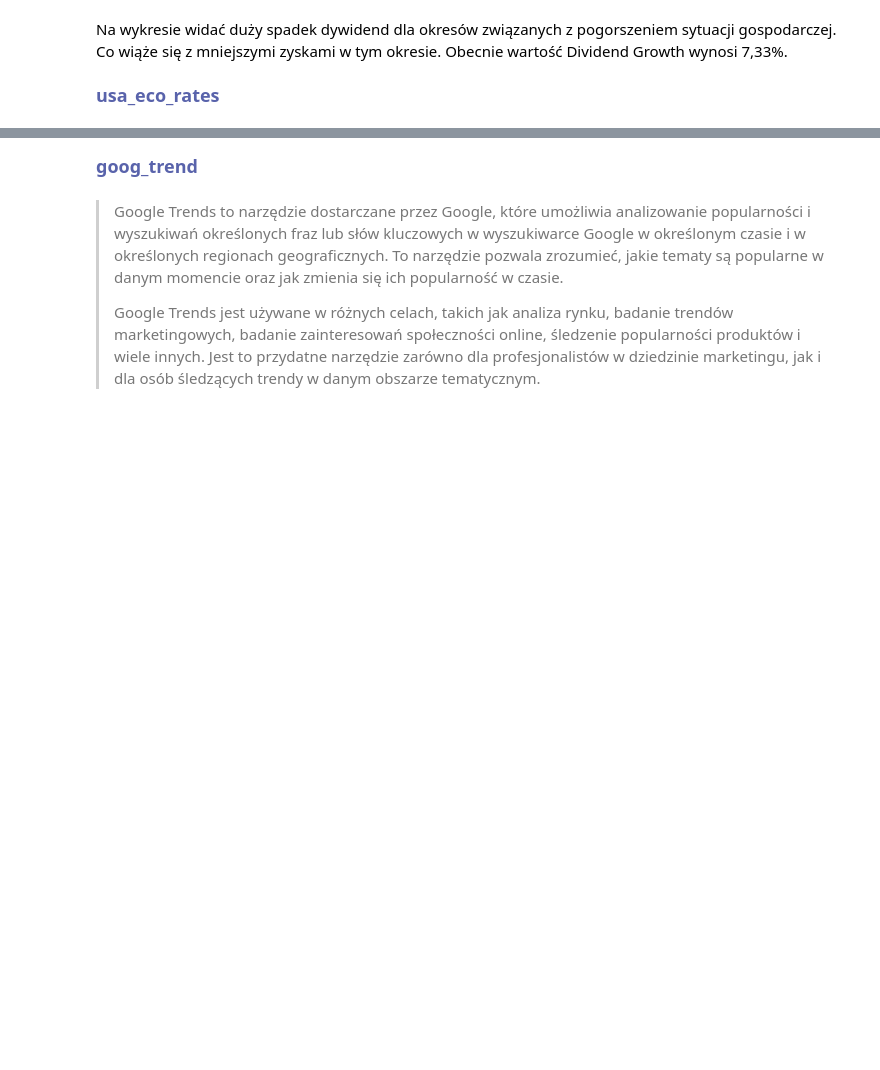
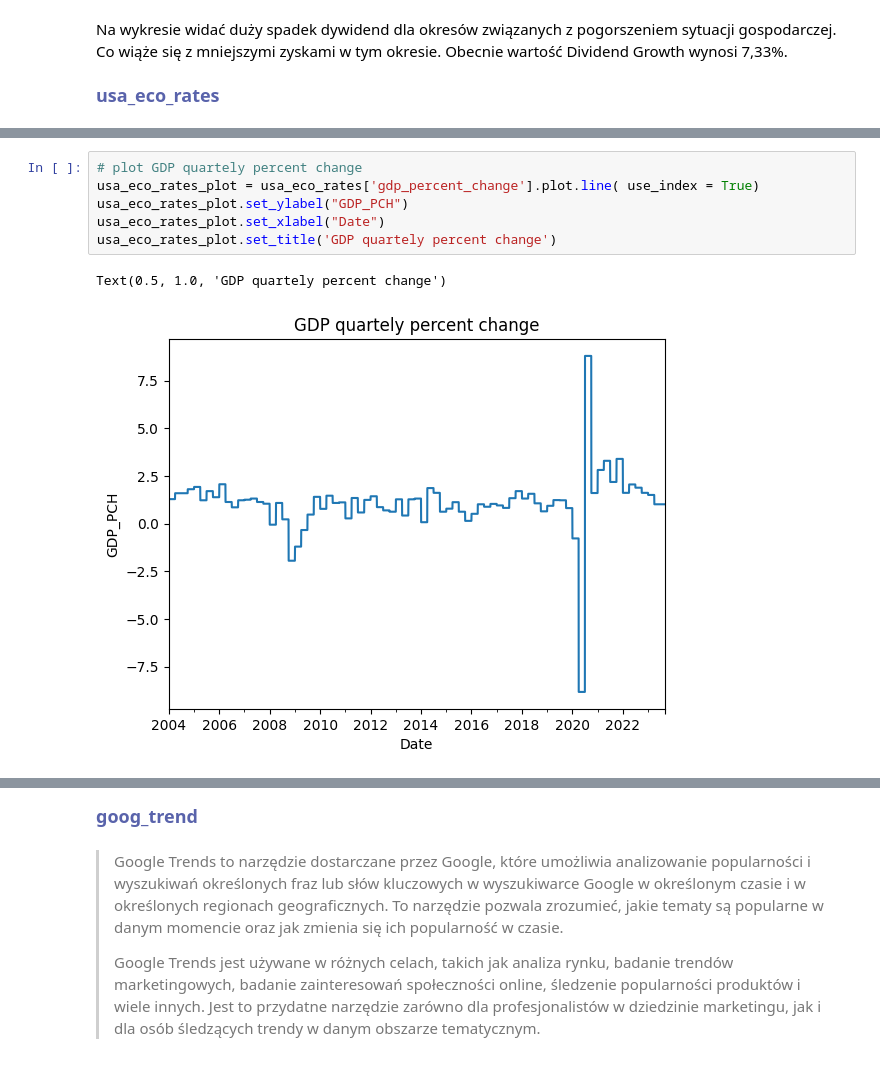
Before and after one commit to JozefImiolo/Projekt_Inzynierski, a Jupyter notebook: projekt-in-ynierski.ipynb, the cells around one changed output, grey strips where cells are left out. Cells and saved outputs as stored; diff of their text form; blank space fills up the shorter version.

```diff
--- a/projekt-in-ynierski.ipynb
+++ b/projekt-in-ynierski.ipynb
@@ -974,0 +1002,9 @@ memory usage: 448.9 KB
+# %%
+# plot GDP quartely percent change
+usa_eco_rates_plot = usa_eco_rates['gdp_percent_change'].plot.line( use_index = True)
+usa_eco_rates_plot.set_ylabel("GDP_PCH")
+usa_eco_rates_plot.set_xlabel("Date")
+usa_eco_rates_plot.set_title('GDP quartely percent change')
+# %% [output]
+Text(0.5, 1.0, 'GDP quartely percent change')
+[figure, added]
```
Also changed, not shown: parts of 72 cells of this notebook, 3 other files.
